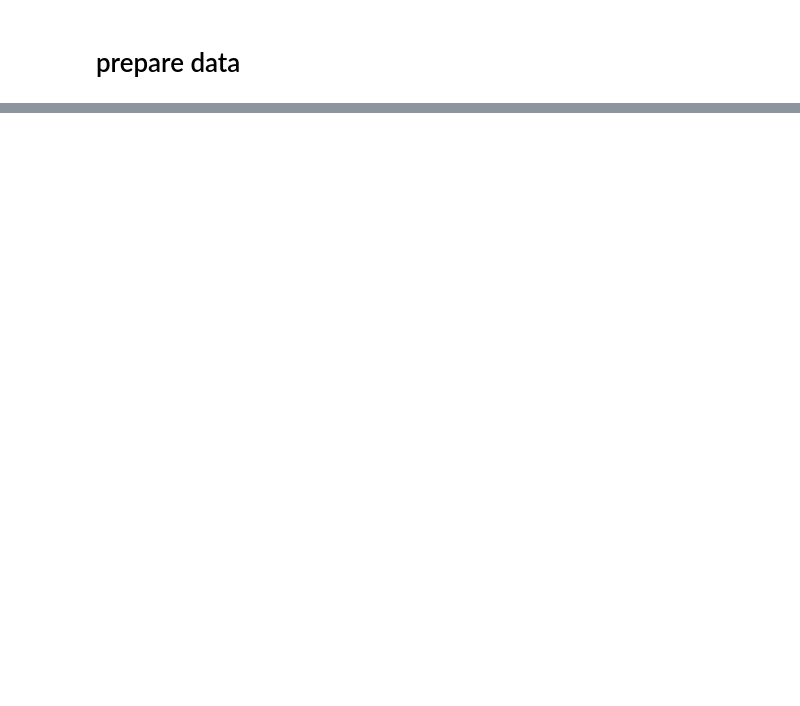
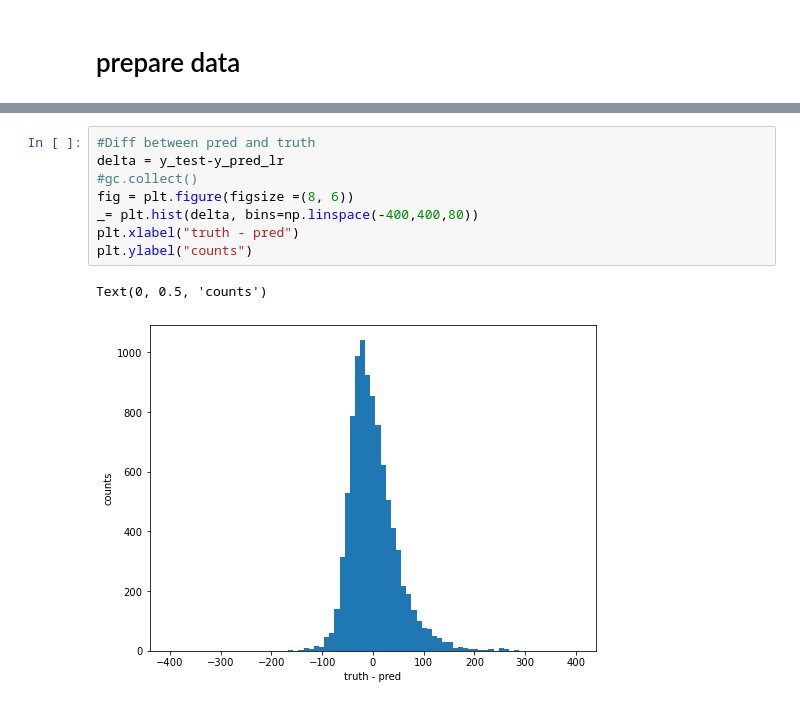
Before and after one commit to ablet-imin/ml-met-trigger, a Jupyter notebook: train_model_cnn.ipynb, the cells around one changed output, grey strips where cells are left out. Saved outputs shown, nothing was run; the diff lists cells and outputs as text; blank space fills up the shorter version.

```diff
--- a/train_model_cnn.ipynb
+++ b/train_model_cnn.ipynb
@@ -223,0 +275,11 @@ gc.collect()
+# %%
+#Diff between pred and truth
+delta = y_test-y_pred_lr
+#gc.collect()
+fig = plt.figure(figsize =(8, 6))
+_= plt.hist(delta, bins=np.linspace(-400,400,80))
+plt.xlabel("truth - pred")
+plt.ylabel("counts")
+# %% [output]
+Text(0, 0.5, 'counts')
+[figure, added]
```
Also changed, not shown: parts of 12 cells of this notebook, 4 other files.
